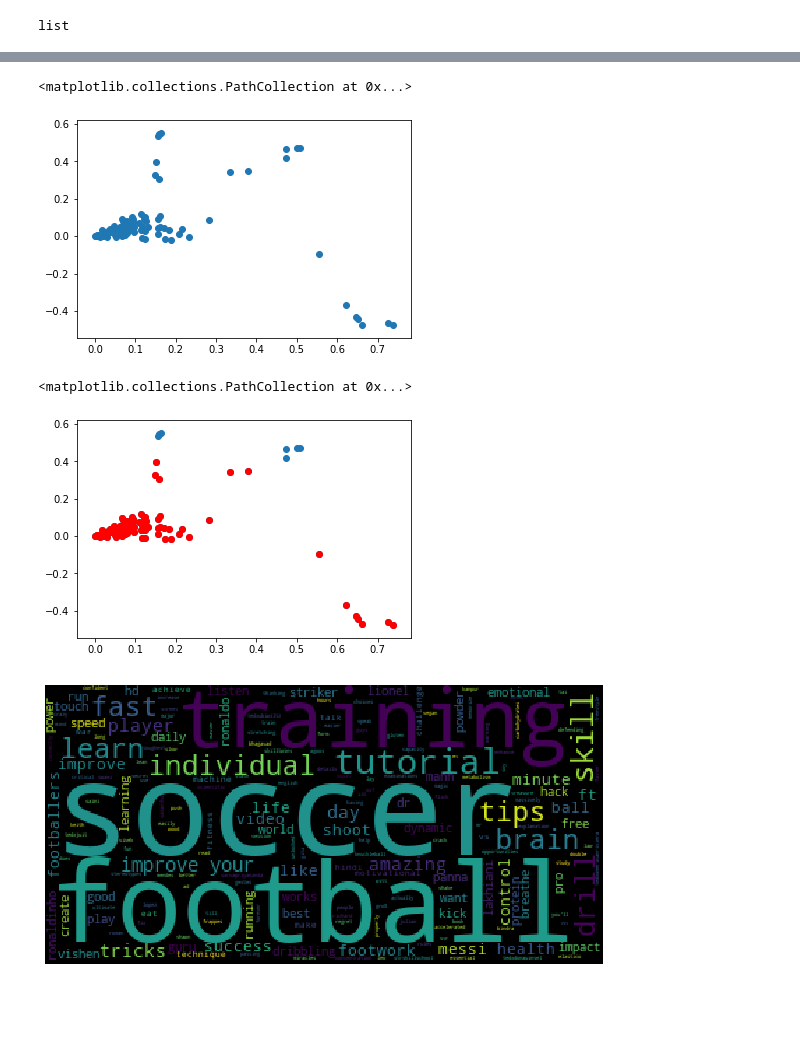
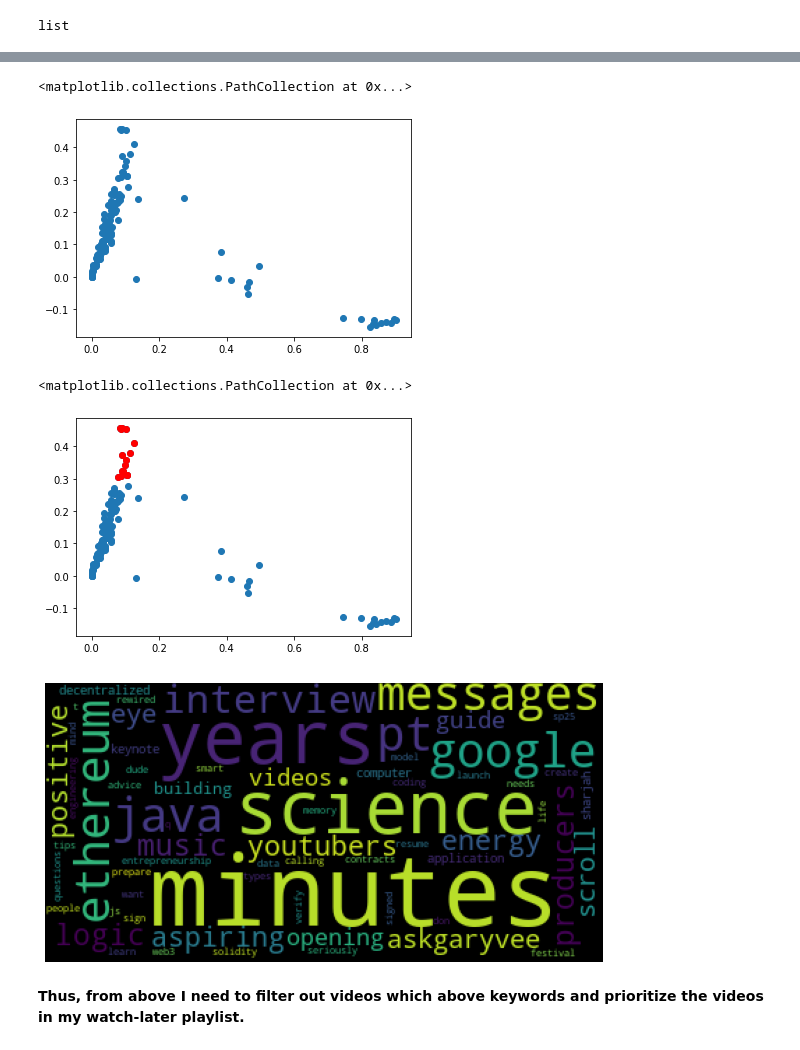
Before and after one commit to swapnilbaad/DataScience, a Jupyter notebook: QuarantineHabits.ipynb, the cells around one changed output, grey strips where cells are left out. Cells and saved outputs as stored; diff of their text form; code cells hidden in the pictures; blank space fills up the shorter version.

```diff
--- a/QuarantineHabits.ipynb
+++ b/QuarantineHabits.ipynb
@@ -9,8 +10,9 @@ from sklearn.feature_extraction.text import ENGLISH_STOP_WORDS
 
 %matplotlib inline
 # %%
-with open('watch-later.json','r') as fout:
-       likes = json.load(fout)
-type(likes)
+#importing watch-later.json file
+with open('watch-later.json','r',encoding="utf8") as fout:
+       watch_later = json.load(fout)
+type(watch_later)
 # %% [output]
 list
@@ -37,3 +40,4 @@ likes[0]
 # %%
-titles = [v['snippet']['title'] for v in likes]
-descriptions = [v['snippet']['description'] for v in likes]
+#extracting titles and dexcription text from the lists
+titles = [v['snippet']['title'] for v in watch_later]
+descriptions = [v['snippet']['description'] for v in watch_later]
@@ -131,19 +119,23 @@ x_red = tsne.fit_transform(X.todense())
 plt.scatter(*x_red.T)
 # %% [output]
 <matplotlib.collections.PathCollection at 0x...>
-[figure, old version]
+[figure, new version]
 # %%
-outliers = np.arange(x_red.shape[0])[x_red[:, 1] < 0.4]
+#Creating a set of outliers
+outliers = np.arange(x_red.shape[0])[x_red[:, 1] > 0.3]
 plt.scatter(*x_red.T)
 plt.scatter(*x_red[outliers, :].T, c="r")
 # %% [output]
 <matplotlib.collections.PathCollection at 0x...>
-[figure, old version]
+[figure, new version]
 # %%
+# Finding out keywords for outliers
 outliers = [titles[i] for i in outliers]
 wc = WordCloud(stopwords = stopwords , normalize_plurals = True).generate(' '.join(outliers).lower())
 plt.figure(figsize=(10,12))
 plt.imshow(wc)
 _=plt.axis('off')
 # %% [output]
-[figure, old version]
+[figure, new version]
+# %% [markdown]
+<b> Thus, from above I need to filter out videos which above keywords and prioritize the videos in my watch-later playlist. <b>
```
Also changed, not shown: parts of 14 cells of this notebook.
